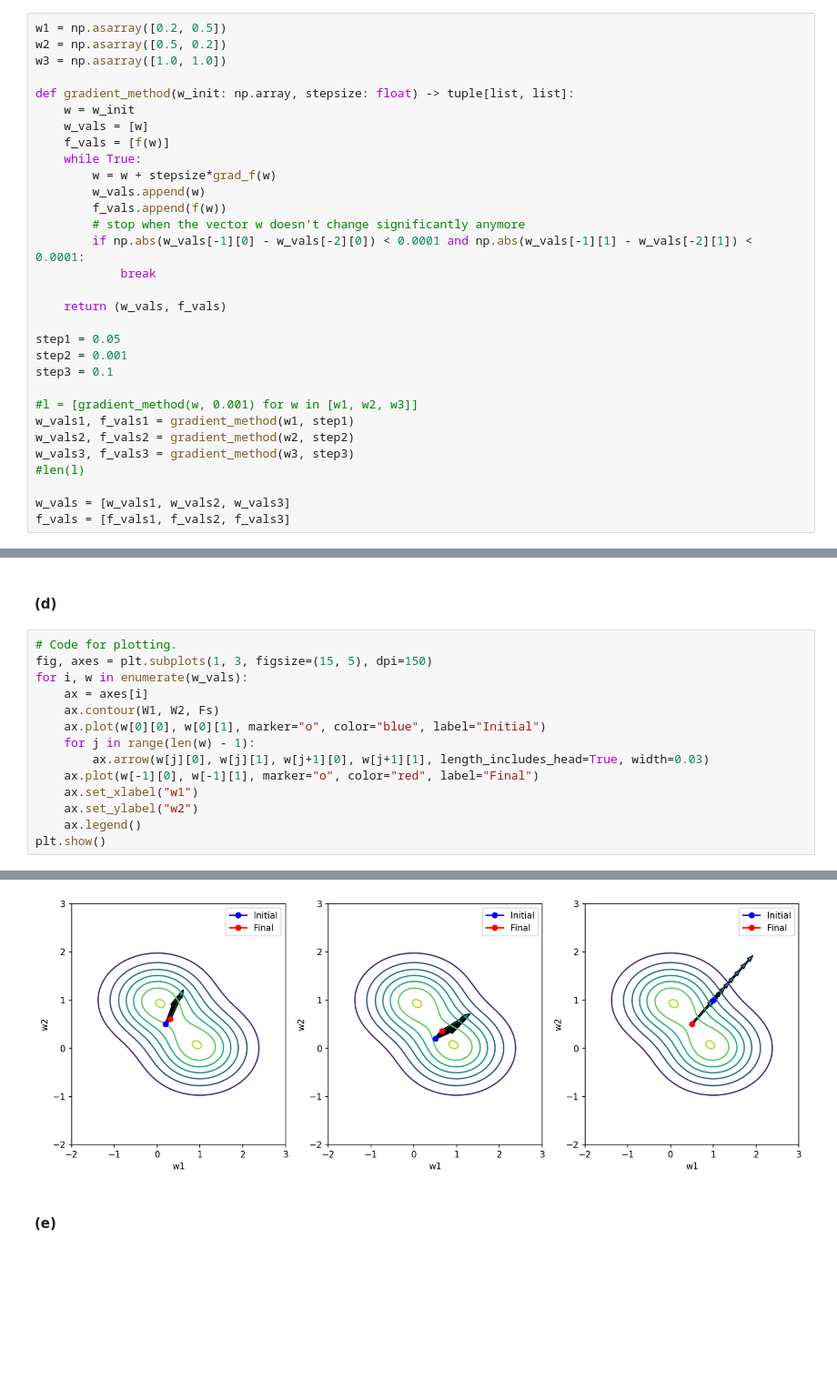
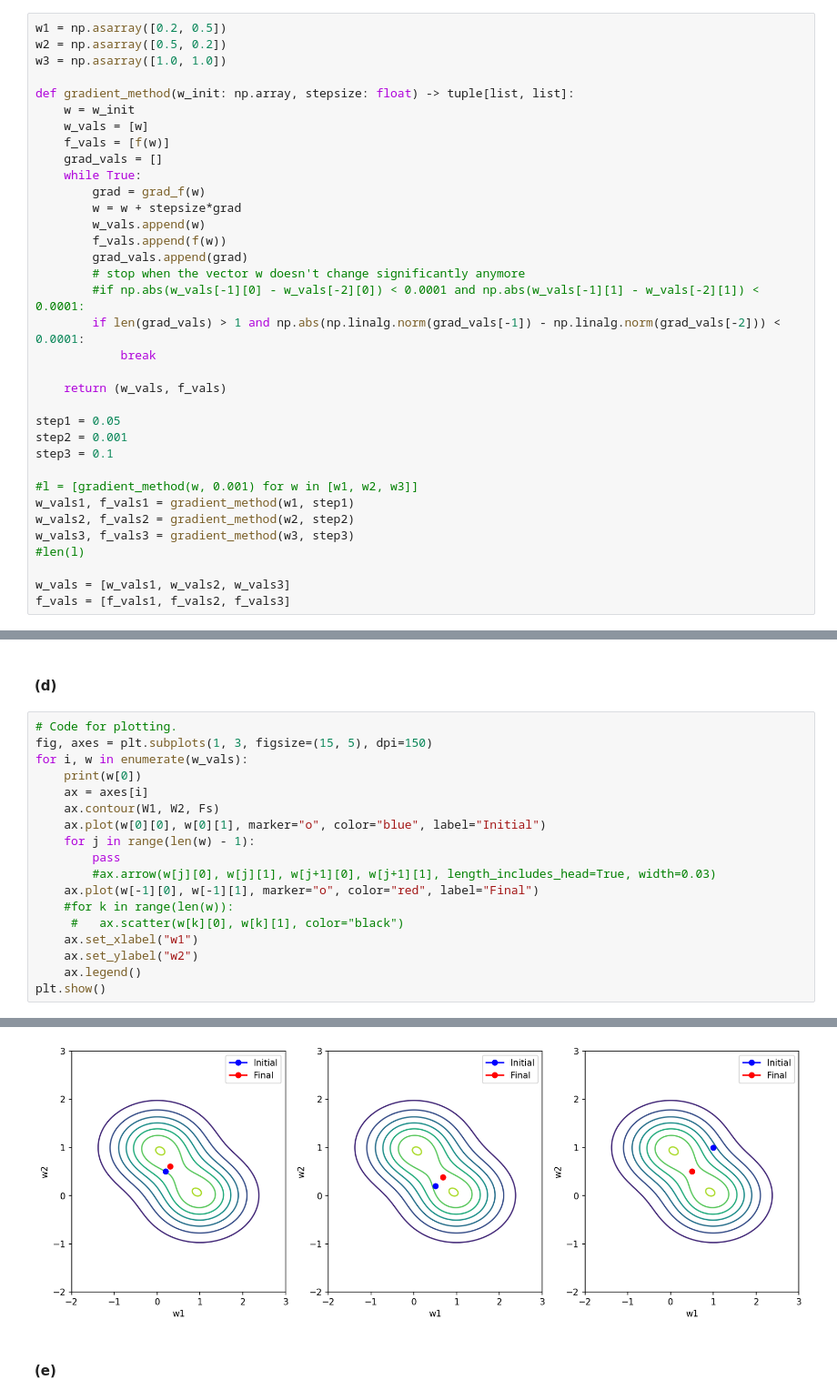
Before and after one commit to macpalor/NNDL-2025, a Jupyter notebook: exercise_1_template.ipynb, the cells around one changed output, grey strips where cells are left out. Shown at 91% size. Drawn from its saved outputs; the diff is of its cells as text; blank space fills up the shorter version.

Commit message:
ex1: gradient method convergence to gradient norm

```diff
--- a/exercise_1_template.ipynb
+++ b/exercise_1_template.ipynb
@@ -147,12 +147,16 @@ def gradient_method(w_init: np.array, stepsize: float) -> tuple[list, list]:
     w = w_init
     w_vals = [w]
     f_vals = [f(w)]
+    grad_vals = []
     while True:
-        w = w + stepsize*grad_f(w)
+        grad = grad_f(w)
+        w = w + stepsize*grad
         w_vals.append(w)
         f_vals.append(f(w))
+        grad_vals.append(grad)
         # stop when the vector w doesn't change significantly anymore
-        if np.abs(w_vals[-1][0] - w_vals[-2][0]) < 0.0001 and np.abs(w_vals[-1][1] - w_vals[-2][1]) < 0.0001:
+        #if np.abs(w_vals[-1][0] - w_vals[-2][0]) < 0.0001 and np.abs(w_vals[-1][1] - w_vals[-2][1]) < 0.0001:
+        if len(grad_vals) > 1 and np.abs(np.linalg.norm(grad_vals[-1]) - np.linalg.norm(grad_vals[-2])) < 0.0001:
             break
 
     return (w_vals, f_vals)
@@ -175,12 +183,16 @@ f_vals = [f_vals1, f_vals2, f_vals3]
 # Code for plotting.
 fig, axes = plt.subplots(1, 3, figsize=(15, 5), dpi=150)
 for i, w in enumerate(w_vals):
+    print(w[0])
     ax = axes[i]
     ax.contour(W1, W2, Fs)
     ax.plot(w[0][0], w[0][1], marker="o", color="blue", label="Initial")
     for j in range(len(w) - 1):
-        ax.arrow(w[j][0], w[j][1], w[j+1][0], w[j+1][1], length_includes_head=True, width=0.03)
+        pass
+        #ax.arrow(w[j][0], w[j][1], w[j+1][0], w[j+1][1], length_includes_head=True, width=0.03)
     ax.plot(w[-1][0], w[-1][1], marker="o", color="red", label="Final")
+    #for k in range(len(w)):
+     #   ax.scatter(w[k][0], w[k][1], color="black")
     ax.set_xlabel("w1")
     ax.set_ylabel("w2")
     ax.legend()
@@ -189,4 +204,4 @@ plt.show()
-[figure, old version]
+[figure, new version]
 # %% [markdown]
 #### (e)
 # %%
```
Also changed, not shown: parts of 4 cells of this notebook.
